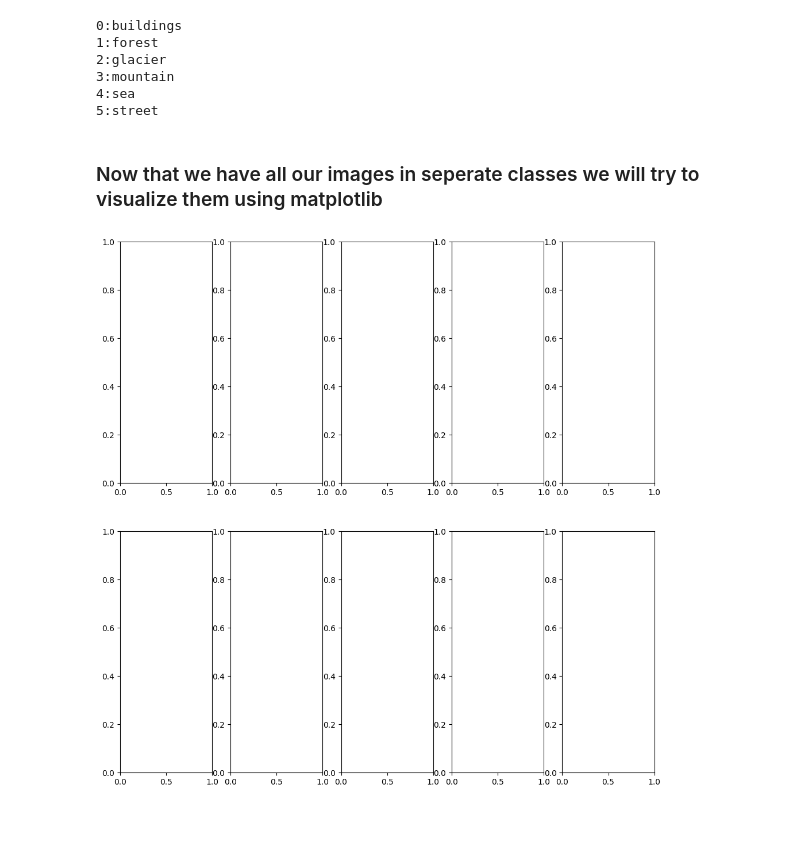
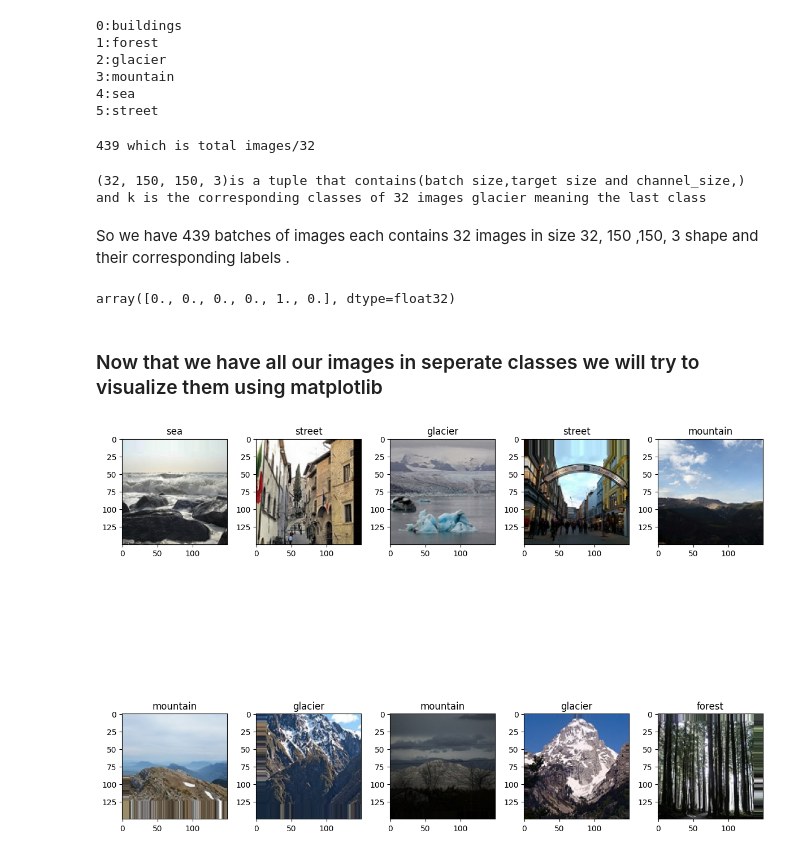
Before and after one commit to Jawakar-7/Image-Classification-using-multiple-models-, a Jupyter notebook: model_final.ipynb, the cells around one changed output. Drawn from its saved outputs; the diff is of its cells as text; code cells hidden in the pictures; blank space fills up the shorter version.

```diff
--- a/model_final.ipynb
+++ b/model_final.ipynb
@@ -75,12 +73,36 @@ for i,k in labels.items():
 3:mountain
 4:sea
 5:street
+# %%
+print(f"{len(X_train)} which is total images/32")
+# %% [output]
+439 which is total images/32
+# %%
+for i,k in X_train:
+  print(f"{i.shape}is a tuple that contains(batch size,target size and channel_size,) and k is the corresponding classes of 32 images {labels[np.argmax(k[0],axis=0)]} meaning the last class")
+  break
+# %% [output]
+(32, 150, 150, 3)is a tuple that contains(batch size,target size and channel_size,) and k is the corresponding classes of 32 images glacier meaning the last class
+# %% [markdown]
+ So we have 439 batches of images each contains 32 images in size 32, 150 ,150, 3 shape and their corresponding labels .
+# %%
+X_train[0][1][0]#accesing the label of first element from the first batch
+# %% [output]
+array([0., 0., 0., 0., 1., 0.], dtype=float32)
 # %% [markdown]
 ### Now that we have all our images in seperate classes we will try to visualize them using matplotlib
 # %%
 fig , ax=plt.subplots(ncols=5,nrows=2,figsize=(12,12))
 t=0
 for a in range(2):
     for  b in range(5):
+      label=labels[np.argmax(X_train[0][1][t])]
+      ax[a,b].set_title(label)
+      ax[a,b].imshow(X_train[0][0][t][:,:,:])
+      ax[a,b].axis='off'
+      t+=1
+plt.tight_layout()
+plt.suptitle="Sample Training Images"
+plt.show()
 # %% [output]
-[figure, old version]
+[figure, new version]
```
Also changed, not shown: parts of 8 cells of this notebook.
